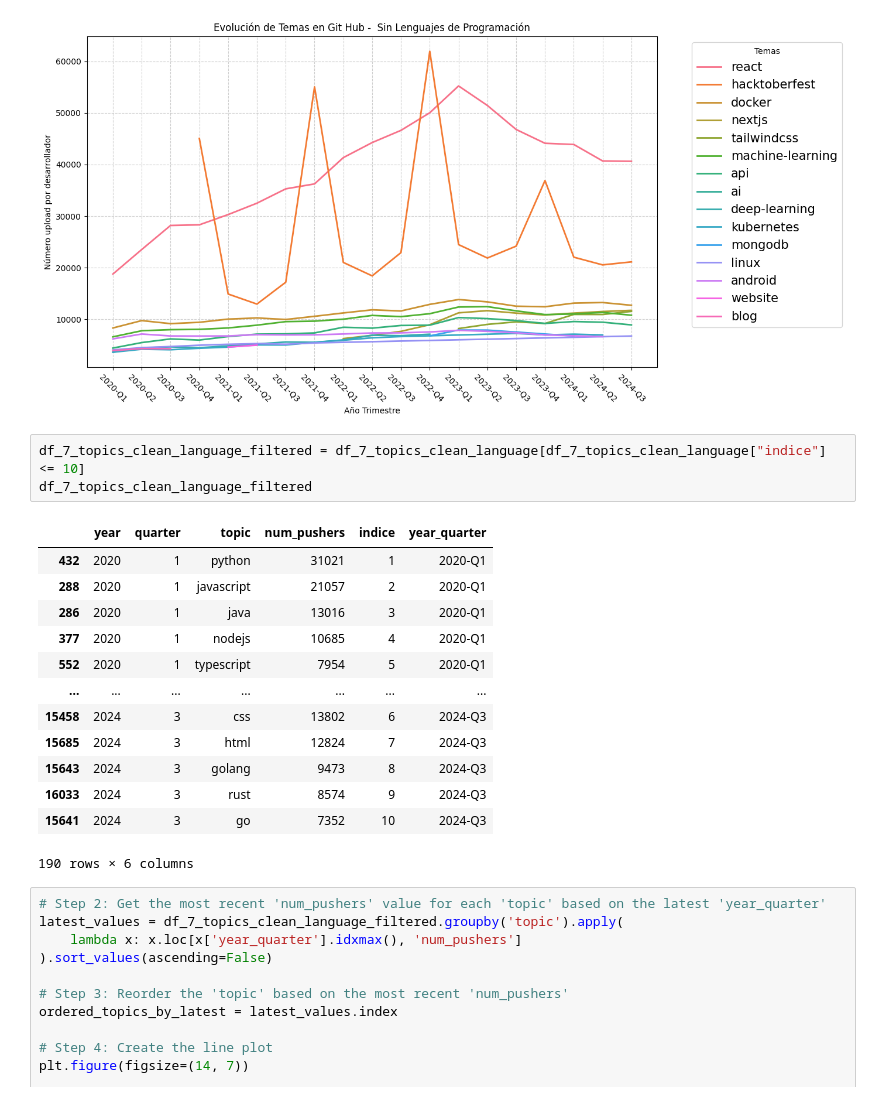
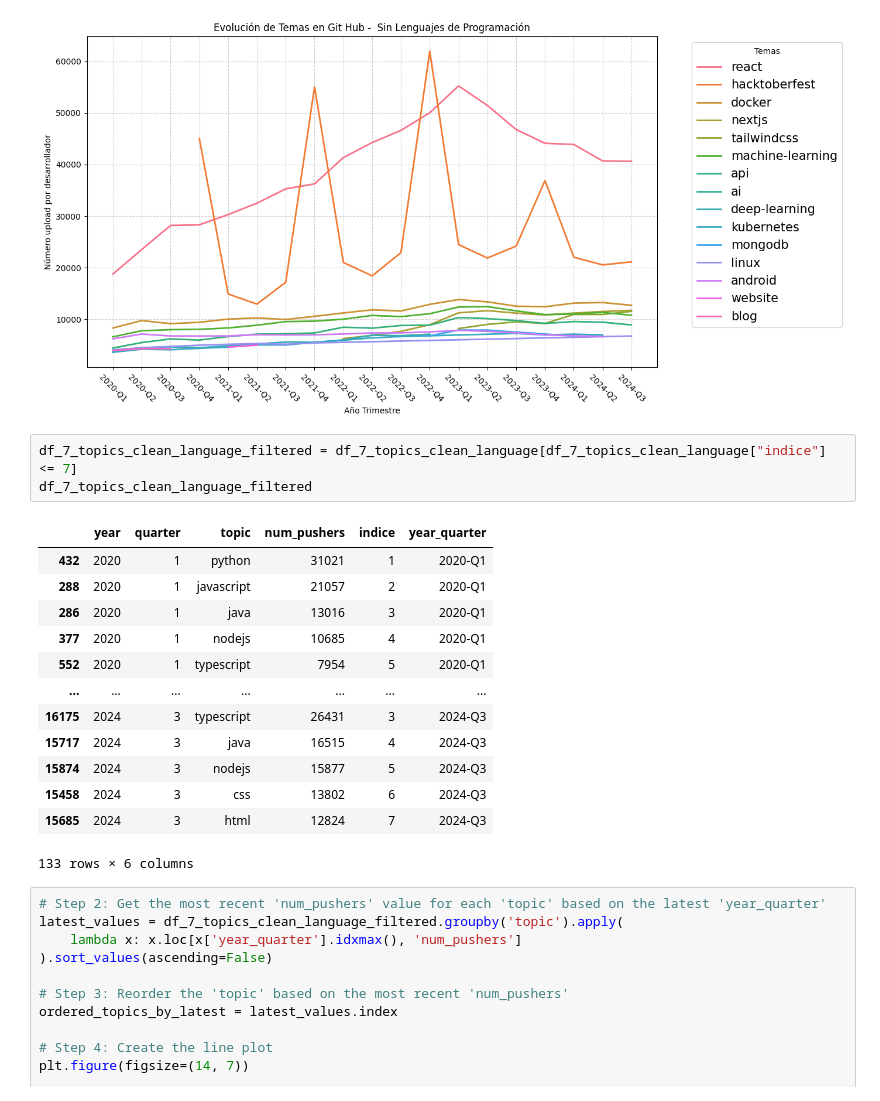
Before and after one commit to MikeDatas/Ecosistema-Desarroladores, a Jupyter notebook: src/notebooks/Tematica.ipynb, the cells around one changed output. Saved outputs shown, nothing was run; the diff lists cells and outputs as text.

```diff
--- a/src/notebooks/Tematica.ipynb
+++ b/src/notebooks/Tematica.ipynb
@@ -360,22 +360,22 @@ plt.show()
 # %% [output]
 [figure]
 # %%
-df_7_topics_clean_language_filtered = df_7_topics_clean_language[df_7_topics_clean_language["indice"] <= 10]
+df_7_topics_clean_language_filtered = df_7_topics_clean_language[df_7_topics_clean_language["indice"] <= 7]
 df_7_topics_clean_language_filtered
 # %% [output]
 |  | year | quarter | topic | num_pushers | indice | year_quarter |
 | 432 | 2020 | 1 | python | 31021 | 1 | 2020-Q1 |
 | 288 | 2020 | 1 | javascript | 21057 | 2 | 2020-Q1 |
 | 286 | 2020 | 1 | java | 13016 | 3 | 2020-Q1 |
 | 377 | 2020 | 1 | nodejs | 10685 | 4 | 2020-Q1 |
 | 552 | 2020 | 1 | typescript | 7954 | 5 | 2020-Q1 |
 | ... | ... | ... | ... | ... | ... | ... |
+| 16175 | 2024 | 3 | typescript | 26431 | 3 | 2024-Q3 |
+| 15717 | 2024 | 3 | java | 16515 | 4 | 2024-Q3 |
+| 15874 | 2024 | 3 | nodejs | 15877 | 5 | 2024-Q3 |
 | 15458 | 2024 | 3 | css | 13802 | 6 | 2024-Q3 |
 | 15685 | 2024 | 3 | html | 12824 | 7 | 2024-Q3 |
-| 15643 | 2024 | 3 | golang | 9473 | 8 | 2024-Q3 |
-| 16033 | 2024 | 3 | rust | 8574 | 9 | 2024-Q3 |
-| 15641 | 2024 | 3 | go | 7352 | 10 | 2024-Q3 |
-190 rows × 6 columns
+133 rows × 6 columns
 # %%
 # Step 2: Get the most recent 'num_pushers' value for each 'topic' based on the latest 'year_quarter'
 latest_values = df_7_topics_clean_language_filtered.groupby('topic').apply(
```
Also changed, not shown: 1 other file.
